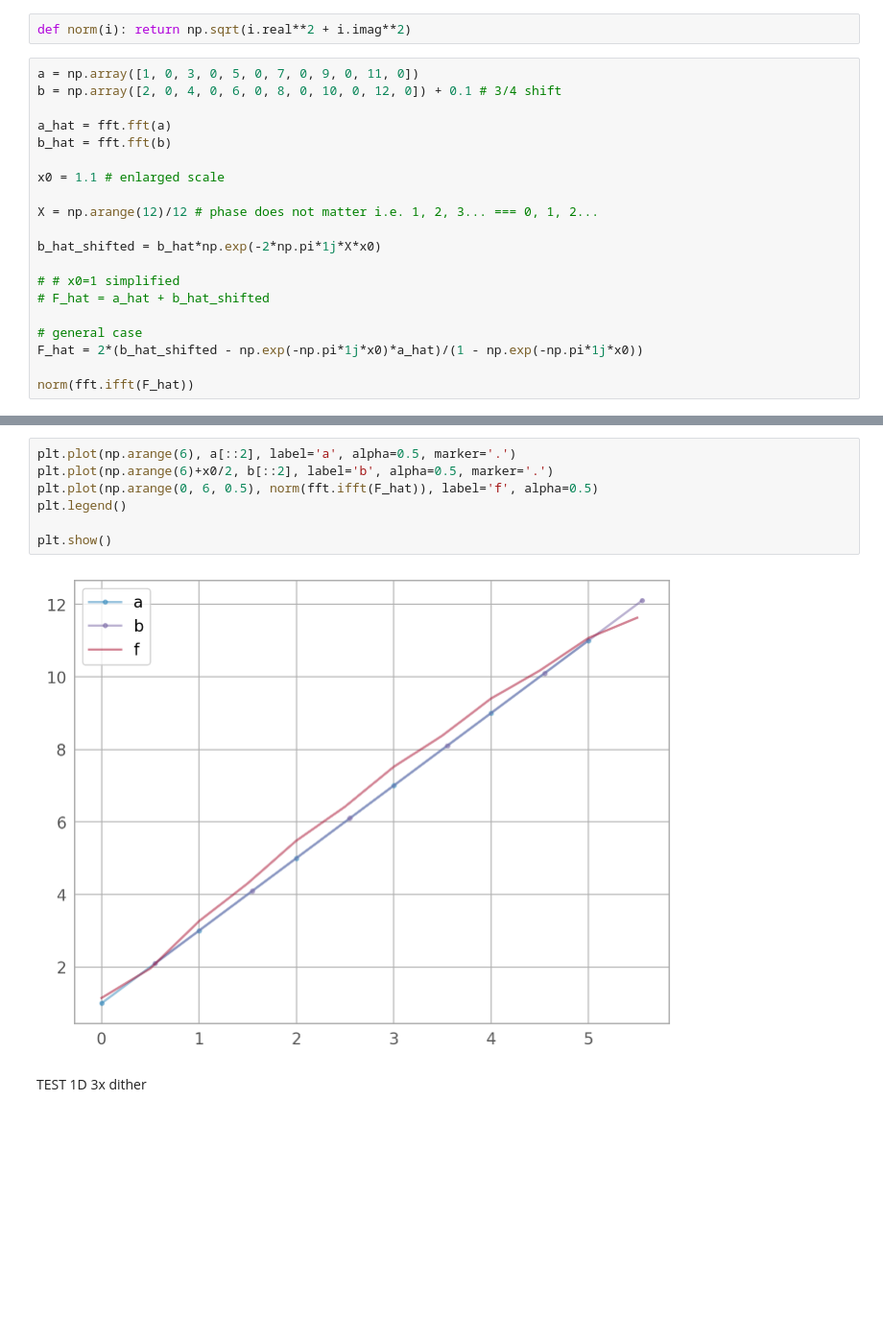
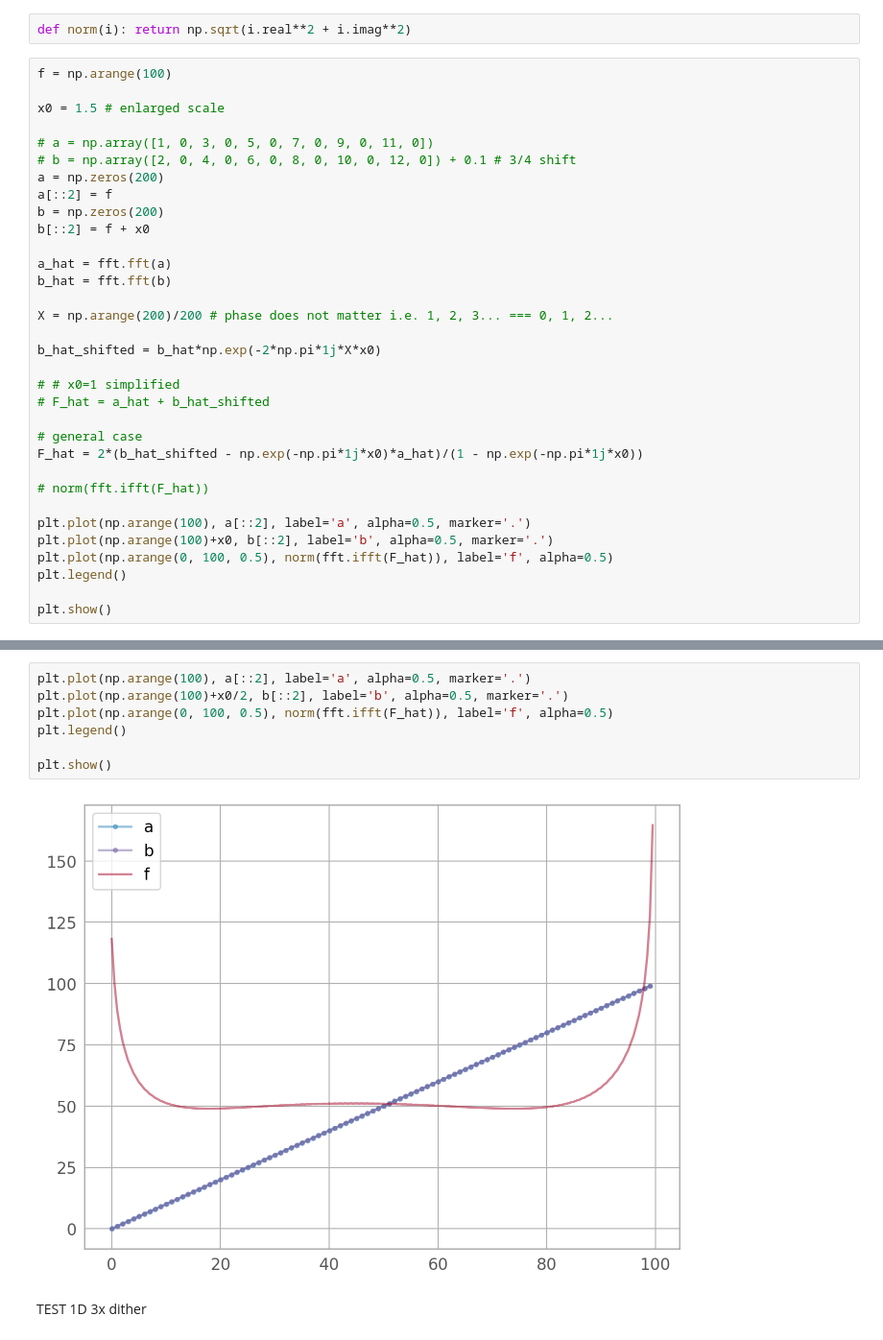
Before and after one commit to Chisen-Lupus/proper-dither, a Jupyter notebook: demo.ipynb, the cells around one changed output, grey strips where cells are left out. Shown at 96% size. Saved outputs shown, nothing was run; the diff lists cells and outputs as text; blank space fills up the shorter version.

```diff
--- a/demo.ipynb
+++ b/demo.ipynb
@@ -1024,15 +1034,21 @@ array([0.70710678, 1.41421356, 2.12132034, 2.82842712, 3.53553391,
 # %%
 def norm(i): return np.sqrt(i.real**2 + i.imag**2)
 # %%
-a = np.array([1, 0, 3, 0, 5, 0, 7, 0, 9, 0, 11, 0])
-b = np.array([2, 0, 4, 0, 6, 0, 8, 0, 10, 0, 12, 0]) + 0.1 # 3/4 shift
+f = np.arange(100)
+
+x0 = 1.5 # enlarged scale
+
+# a = np.array([1, 0, 3, 0, 5, 0, 7, 0, 9, 0, 11, 0])
+# b = np.array([2, 0, 4, 0, 6, 0, 8, 0, 10, 0, 12, 0]) + 0.1 # 3/4 shift
+a = np.zeros(200)
+a[::2] = f
+b = np.zeros(200)
+b[::2] = f + x0
 
 a_hat = fft.fft(a)
 b_hat = fft.fft(b)
 
-x0 = 1.1 # enlarged scale
-
-X = np.arange(12)/12 # phase does not matter i.e. 1, 2, 3... === 0, 1, 2...
+X = np.arange(200)/200 # phase does not matter i.e. 1, 2, 3... === 0, 1, 2...
 
 b_hat_shifted = b_hat*np.exp(-2*np.pi*1j*X*x0)
 
@@ -1042,5 +1058,12 @@ b_hat_shifted = b_hat*np.exp(-2*np.pi*1j*X*x0)
 # general case
 F_hat = 2*(b_hat_shifted - np.exp(-np.pi*1j*x0)*a_hat)/(1 - np.exp(-np.pi*1j*x0))
 
-norm(fft.ifft(F_hat))
+# norm(fft.ifft(F_hat))
+
+plt.plot(np.arange(100), a[::2], label='a', alpha=0.5, marker='.')
+plt.plot(np.arange(100)+x0, b[::2], label='b', alpha=0.5, marker='.')
+plt.plot(np.arange(0, 100, 0.5), norm(fft.ifft(F_hat)), label='f', alpha=0.5)
+plt.legend()
+
+plt.show()
 # %% [output]
@@ -1056,12 +1071,12 @@ array([ -0.        ,  -0.99483767,  -1.98967535,  -2.98451302,
 # %%
-plt.plot(np.arange(6), a[::2], label='a', alpha=0.5, marker='.')
-plt.plot(np.arange(6)+x0/2, b[::2], label='b', alpha=0.5, marker='.')
-plt.plot(np.arange(0, 6, 0.5), norm(fft.ifft(F_hat)), label='f', alpha=0.5)
+plt.plot(np.arange(100), a[::2], label='a', alpha=0.5, marker='.')
+plt.plot(np.arange(100)+x0/2, b[::2], label='b', alpha=0.5, marker='.')
+plt.plot(np.arange(0, 100, 0.5), norm(fft.ifft(F_hat)), label='f', alpha=0.5)
 plt.legend()
 
 plt.show()
 # %% [output]
-[figure, old version]
+[figure, new version]
 # %% [markdown]
 TEST 1D 3x dither
 # %%
```
Also changed, not shown: parts of 14 cells of this notebook.
